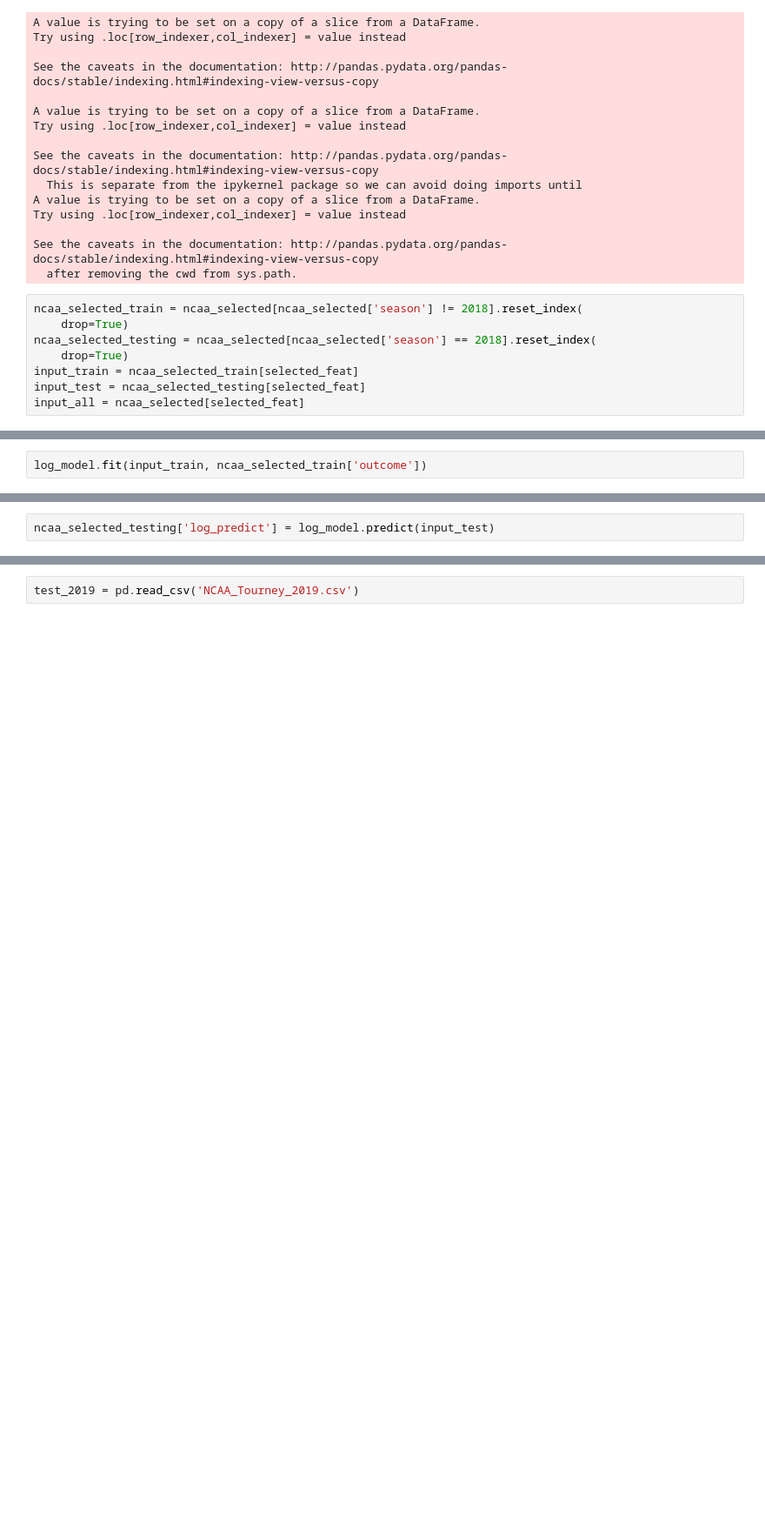
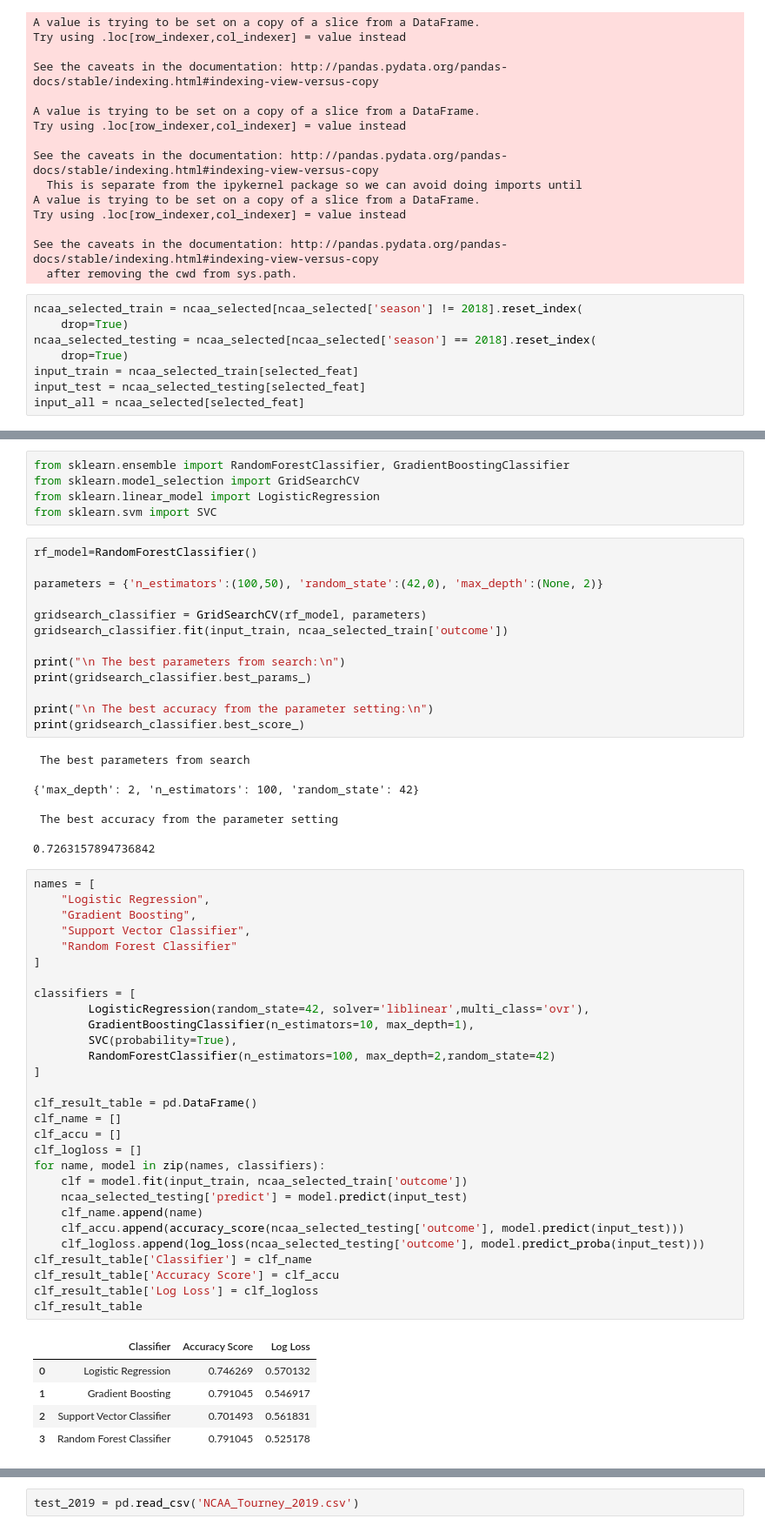
Before and after one commit to katiecao1/march-madness-bracket-prediction, a Jupyter notebook: Code.ipynb, the cells around one changed output, grey strips where cells are left out. Shown at 87% size. Saved outputs shown, nothing was run; the diff lists cells and outputs as text; blank space fills up the shorter version.

```diff
--- a/Code.ipynb
+++ b/Code.ipynb
@@ -592,2 +581,0 @@ log_model = LogisticRegression(
-# %%
-log_model.fit(input_train, ncaa_selected_train['outcome'])
@@ -599,2 +581,0 @@ LogisticRegression(C=1.0, class_weight=None, dual=False, fit_intercept=True,
-# %%
-ncaa_selected_testing['log_predict'] = log_model.predict(input_test)
@@ -600,0 +584,61 @@ ncaa_selected_testing['log_predict'] = log_model.predict(input_test)
+# %%
+from sklearn.ensemble import RandomForestClassifier, GradientBoostingClassifier
+from sklearn.model_selection import GridSearchCV
+from sklearn.linear_model import LogisticRegression
+from sklearn.svm import SVC
+# %%
+rf_model=RandomForestClassifier()
+
+parameters = {'n_estimators':(100,50), 'random_state':(42,0), 'max_depth':(None, 2)}
+
+gridsearch_classifier = GridSearchCV(rf_model, parameters)
+gridsearch_classifier.fit(input_train, ncaa_selected_train['outcome'])
+
+print("\n The best parameters from search:\n")
+print(gridsearch_classifier.best_params_)
+
+print("\n The best accuracy from the parameter setting:\n")
+print(gridsearch_classifier.best_score_)
+# %% [output]
+ The best parameters from search
+
+{'max_depth': 2, 'n_estimators': 100, 'random_state': 42}
+
+ The best accuracy from the parameter setting
+
+0.7263157894736842
+# %%
+names = [
+    "Logistic Regression",
+    "Gradient Boosting",
+    "Support Vector Classifier",
+    "Random Forest Classifier"
+]
+
+classifiers = [
+        LogisticRegression(random_state=42, solver='liblinear',multi_class='ovr'),
+        GradientBoostingClassifier(n_estimators=10, max_depth=1),
+        SVC(probability=True),
+        RandomForestClassifier(n_estimators=100, max_depth=2,random_state=42)
+]
+
+clf_result_table = pd.DataFrame()
+clf_name = []
+clf_accu = []
+clf_logloss = []
+for name, model in zip(names, classifiers):
+    clf = model.fit(input_train, ncaa_selected_train['outcome'])
+    ncaa_selected_testing['predict'] = model.predict(input_test)
+    clf_name.append(name)
+    clf_accu.append(accuracy_score(ncaa_selected_testing['outcome'], model.predict(input_test)))
+    clf_logloss.append(log_loss(ncaa_selected_testing['outcome'], model.predict_proba(input_test)))
+clf_result_table['Classifier'] = clf_name
+clf_result_table['Accuracy Score'] = clf_accu
+clf_result_table['Log Loss'] = clf_logloss
+clf_result_table
+# %% [output]
+|  | Classifier | Accuracy Score | Log Loss |
+| 0 | Logistic Regression | 0.746269 | 0.570132 |
+| 1 | Gradient Boosting | 0.791045 | 0.546917 |
+| 2 | Support Vector Classifier | 0.701493 | 0.561831 |
+| 3 | Random Forest Classifier | 0.791045 | 0.525178 |
```
Also changed, not shown: parts of 35 cells of this notebook, 4 other files.
